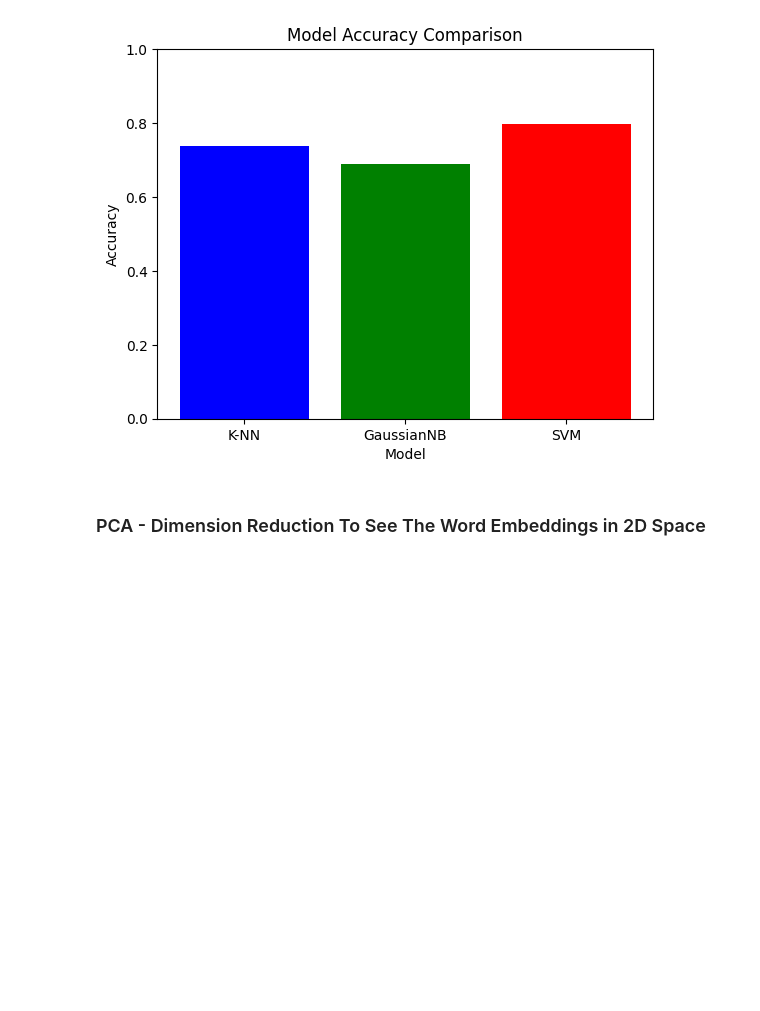
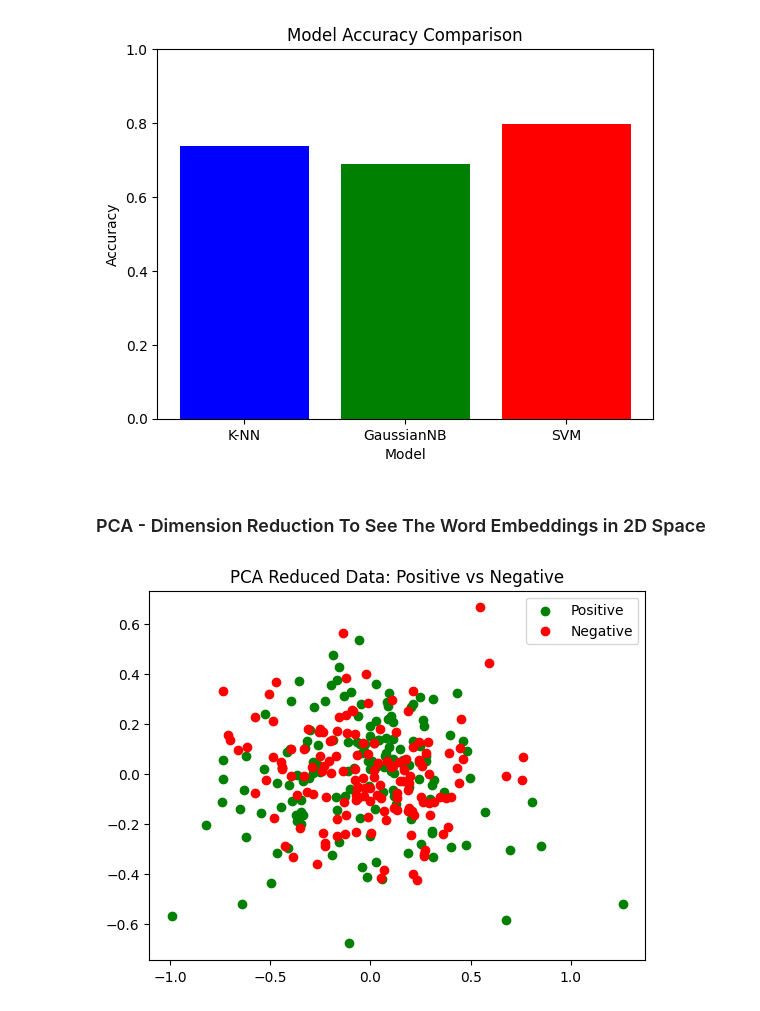
Before and after one commit to Chrisvann1/Sentiment-Analysis-Film-Data, a Jupyter notebook: SVM.ipynb, the cells around one changed output. Cells and saved outputs as stored; diff of their text form; code cells hidden in the pictures; blank space fills up the shorter version.

```diff
--- a/SVM.ipynb
+++ b/SVM.ipynb
@@ -166,3 +168,52 @@ plt.show()
 [figure]
 # %% [markdown]
 ### PCA - Dimension Reduction To See The Word Embeddings in 2D Space
+# %%
+import numpy as np
+from sklearn.decomposition import PCA
+import random
+pca = PCA(n_components=2)
+
+positive_vectors = []
+negative_vectors = []
+
+#Gets the 100d vectors from the positive and negative data
+#and store it in a list
+for row in positive_data:
+    positive_vectors.append(row[0])
+for row in negative_data:
+    negative_vectors.append(row[0])
+
+#need to convert to use PCA
+positive_vectors = np.array(positive_vectors)
+negative_vectors = np.array(negative_vectors)
+
+#Reduces the dimensions to 2
+pca_pos = pca.fit_transform(positive_vectors)
+pca_neg = pca.fit_transform(negative_vectors)
+
+#chooses 150 random valuts from each list so that we are not graphing 25,000 things
+# (too computationally heavy and not useful to look at on small scale)
+# Converts the numpy array to a list to use the random function
+random_pca_pos = random.sample(list(pca_pos),150)
+random_pca_neg = random.sample(list(pca_neg),150)
+
+#convert back to numpy array for plt
+random_pca_pos = np.array(random_pca_pos)
+random_pca_neg = np.array(random_pca_neg)
+
+
+plt.figure()
+
+#plot positive points as green
+#[:, 0] selects all rows from first column
+#[:, 0] selects all rows from second column
+plt.scatter(random_pca_pos[:, 0], random_pca_pos[:, 1], color='green', label='Positive')
+
+#plot negative points as red
+plt.scatter(random_pca_neg[:, 0], random_pca_neg[:, 1], color='red', label='Negative')
+plt.legend()
+plt.title('PCA Reduced Data: Positive vs Negative')
+plt.show()
+# %% [output]
+[figure, added]
```
Also changed, not shown: parts of 2 cells of this notebook.
